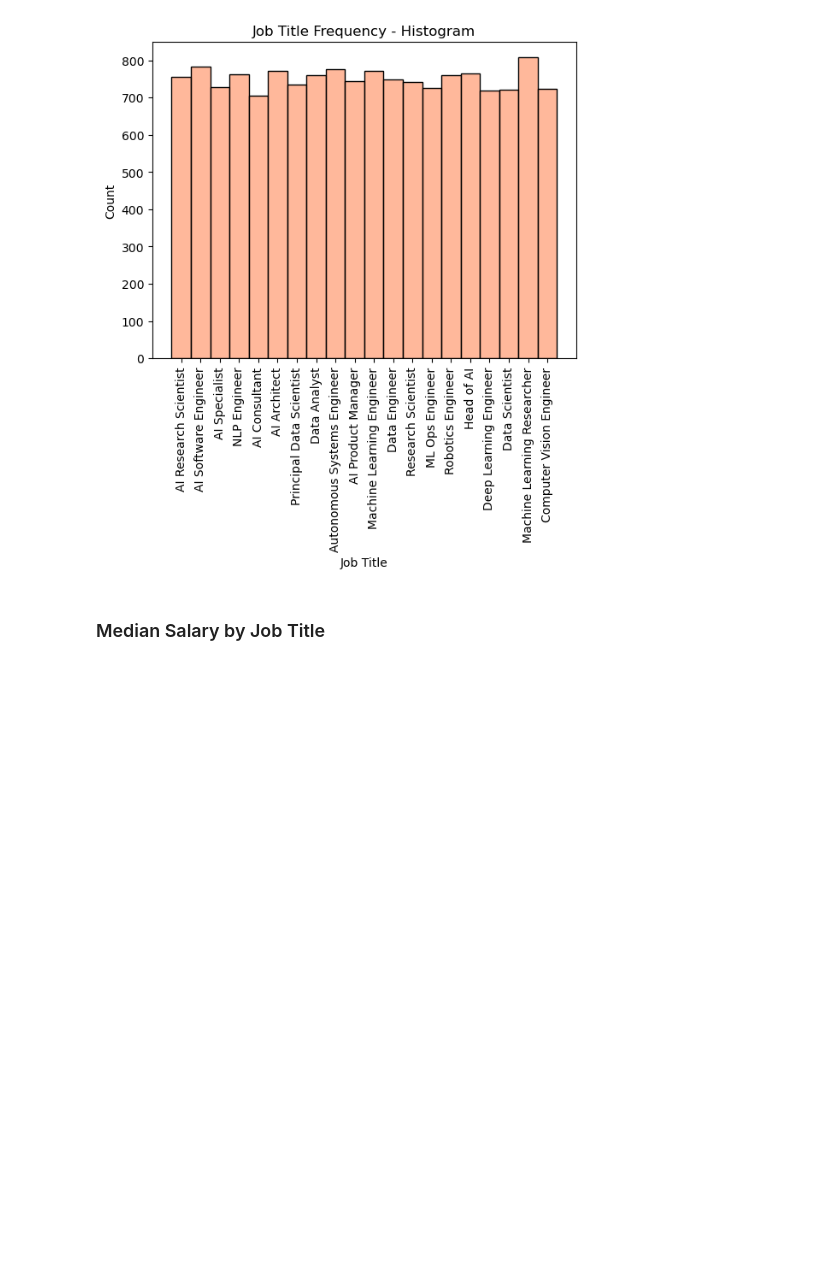
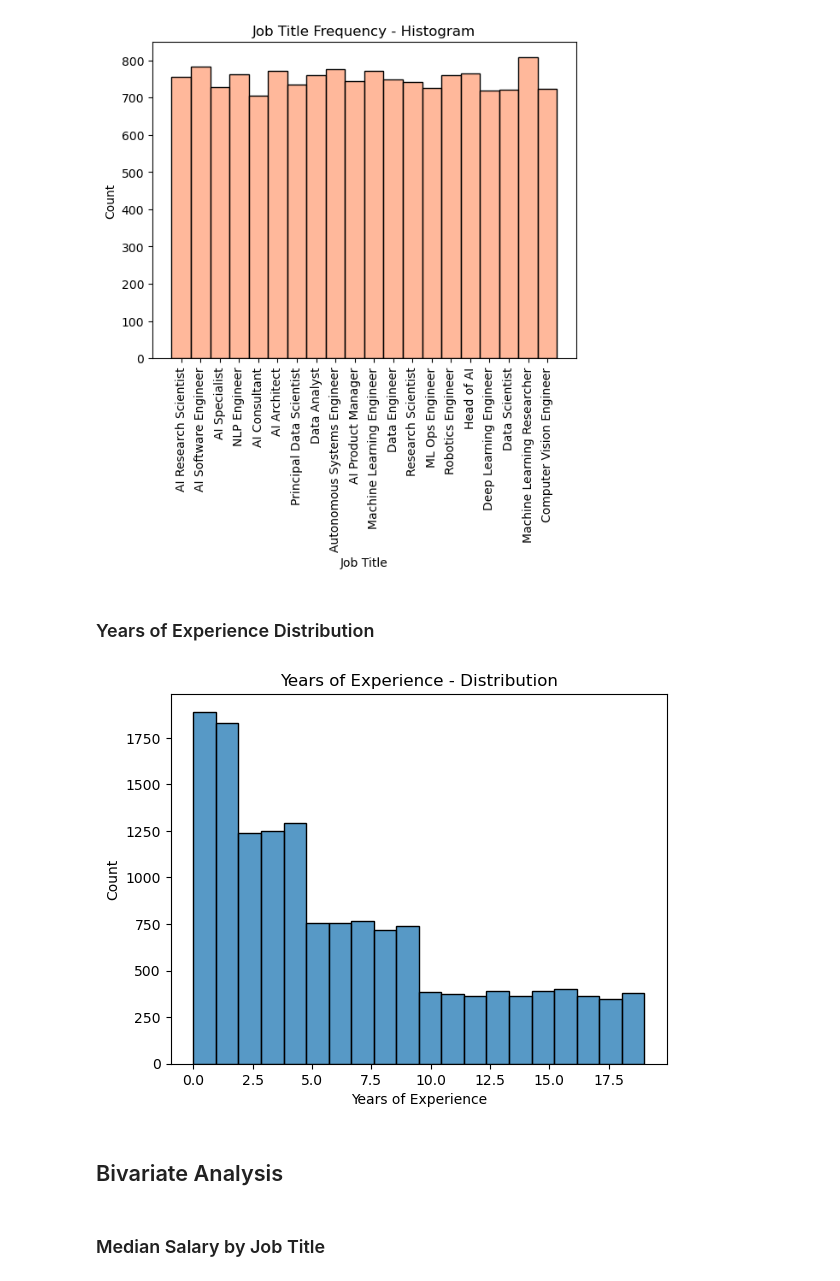
Before and after one commit to pawelsiurek/AI-Market-EDA, a Jupyter notebook: notebooks/EDA.ipynb, the cells around one changed output. Cells and saved outputs as stored; diff of their text form; code cells hidden in the pictures; blank space fills up the shorter version.

Commit message:
Added some bivariate visualizations

```diff
--- a/notebooks/EDA.ipynb
+++ b/notebooks/EDA.ipynb
@@ -191,6 +191,16 @@ plt.xticks(rotation=90)
 sns.histplot(data=df, x='job_title', kde=False, color='lightsalmon');
 # %% [output]
 [figure]
+# %% [markdown]
+### Years of Experience Distribution
+# %%
+plt.title('Years of Experience - Distribution')
+plt.xlabel('Years of Experience')
+sns.histplot(data=df, x='years_experience', bins=20);
+# %% [output]
+[figure, added]
+# %% [markdown]
+## Bivariate Analysis
 # %% [markdown]
 ### Median Salary by Job Title
 # %%
```
Also changed, not shown: parts of 7 cells of this notebook.
